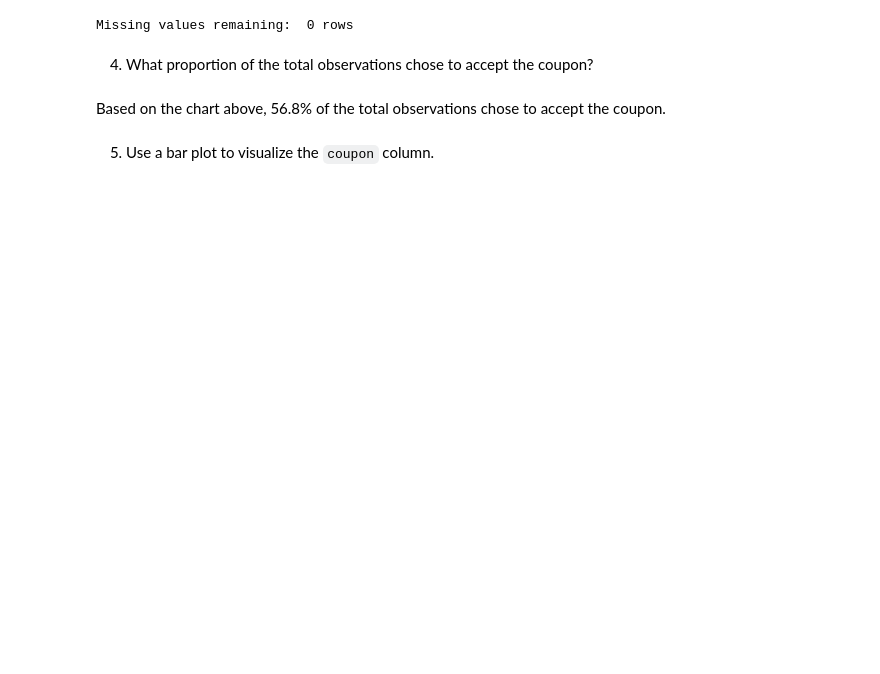
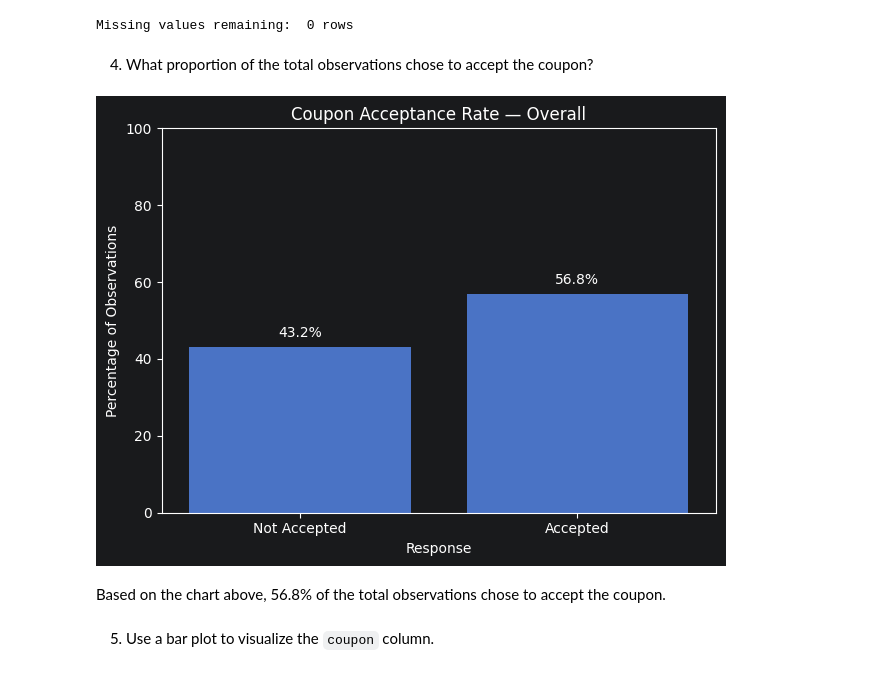
Before and after one commit to felipemaier/Berkeley-ML-AI-Cert, a Jupyter notebook: Assignment 5.1: Will the Customer Accept the Coupon/prompt.ipynb, the cells around one changed output. Cells and saved outputs as stored; diff of their text form; code cells hidden in the pictures; blank space fills up the shorter version.

Commit message:
Use Seaborn instead of Plotly

```diff
--- a/Assignment 5.1: Will the Customer Accept the Coupon/prompt.ipynb
+++ b/Assignment 5.1: Will the Customer Accept the Coupon/prompt.ipynb
@@ -123,11 +133,20 @@ Missing values remaining:  0 rows
 4. What proportion of the total observations chose to accept the coupon?
 # %%
 # The distribution of observations who accepted the coupon is based on the Y column, to visualize it, we can plot a bar chart
-accept_df = cleaned_data['Y'].value_counts(normalize=True) * 100
-fig = px.bar(accept_df, labels={'Y': 'Response', 'value': 'Count'})
-fig.update_xaxes(tickvals=[0, 1], ticktext=['Not Accepted', 'Accepted'])
-fig.update_layout(title={'text': 'Coupon Acceptance Rate — Overall', 'x': 0.5}, template='plotly_dark')
-fig.show()
+accept_df = cleaned_data['Y'].value_counts(normalize=True).sort_index().mul(100).reset_index()
+accept_df.columns = ['accepted', 'percentage']
+accept_df['accepted'] = accept_df['accepted'].map({0: 'Not Accepted', 1: 'Accepted'})
+
+ax = sns.barplot(data=accept_df, x='accepted', y='percentage', legend=False)
+ax.bar_label(ax.containers[0], fmt='%.1f%%', padding=5)
+ax.set_ylim(0, 100) # Increase size of the main square box so the % doesn't overlap the main square container.
+plt.title('Coupon Acceptance Rate — Overall')
+plt.xlabel('Response')
+plt.ylabel('Percentage of Observations')
+plt.tight_layout()
+plt.show()
+# %% [output]
+[figure, added]
 # %% [markdown]
 Based on the chart above, 56.8% of the total observations chose to accept the coupon.
 # %% [markdown]
```
Also changed, not shown: parts of 18 cells of this notebook, 6 other files.
